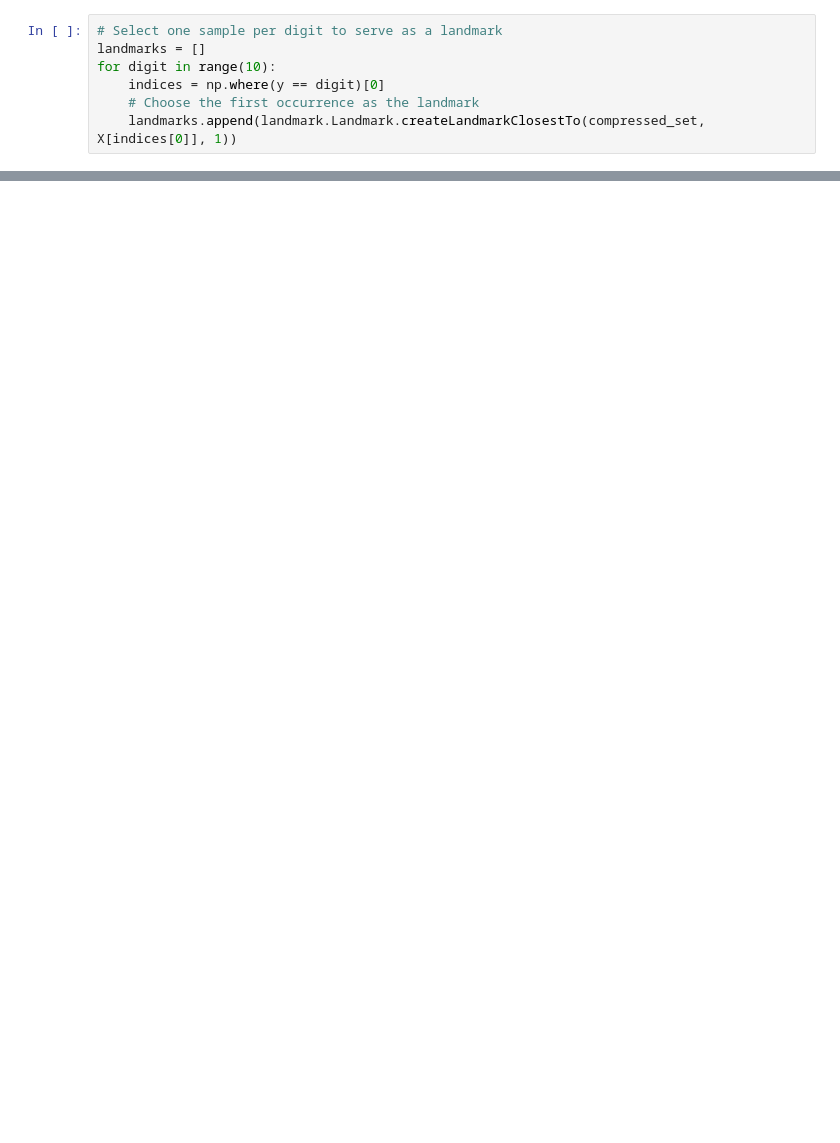
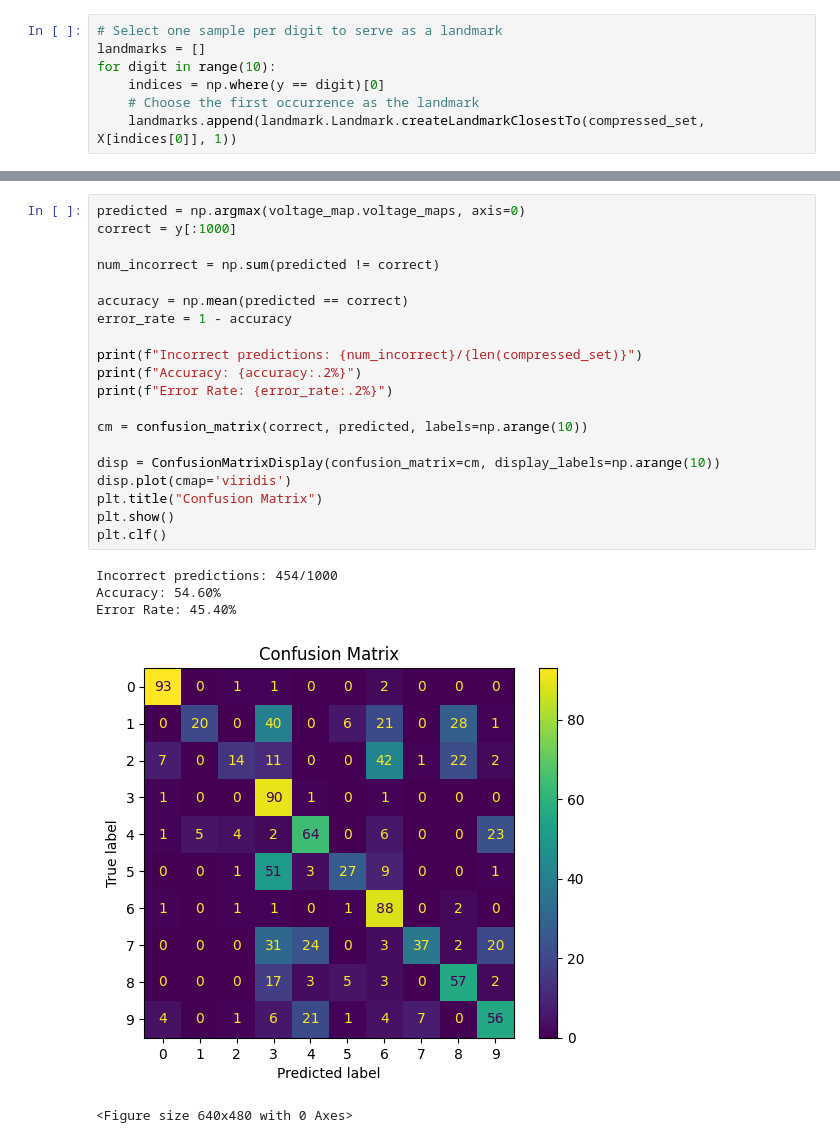
Before and after one commit to IceGawd/VoltageDimentionalReduction, a Jupyter notebook: notebooks/NewCodeTesting.ipynb, the cells around one changed output, grey strips where cells are left out. Drawn from its saved outputs; the diff is of its cells as text; blank space fills up the shorter version.

```diff
--- a/notebooks/NewCodeTesting.ipynb
+++ b/notebooks/NewCodeTesting.ipynb
@@ -167,0 +199,26 @@ TypeError: 'module' object is not callable
+# %%
+predicted = np.argmax(voltage_map.voltage_maps, axis=0)
+correct = y[:1000]
+
+num_incorrect = np.sum(predicted != correct)
+
+accuracy = np.mean(predicted == correct)
+error_rate = 1 - accuracy
+
+print(f"Incorrect predictions: {num_incorrect}/{len(compressed_set)}")
+print(f"Accuracy: {accuracy:.2%}")
+print(f"Error Rate: {error_rate:.2%}")
+
+cm = confusion_matrix(correct, predicted, labels=np.arange(10))
+
+disp = ConfusionMatrixDisplay(confusion_matrix=cm, display_labels=np.arange(10))
+disp.plot(cmap='viridis')
+plt.title("Confusion Matrix")
+plt.show()
+plt.clf()
+# %% [output]
+Incorrect predictions: 454/1000
+Accuracy: 54.60%
+Error Rate: 45.40%
+[figure, added]
+<Figure size 640x480 with 0 Axes>
```
Also changed, not shown: parts of 18 cells of this notebook, 7 other files.
